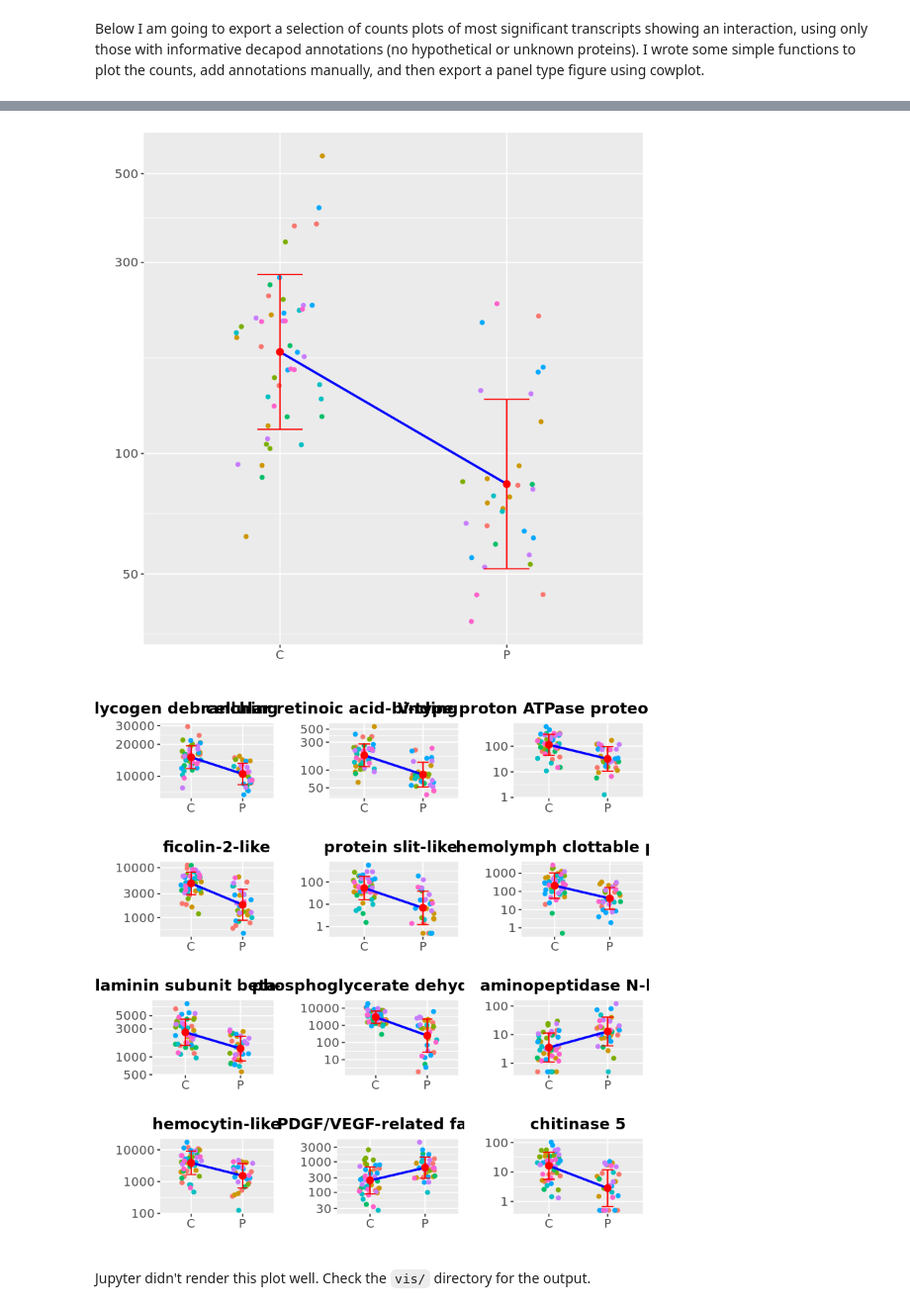
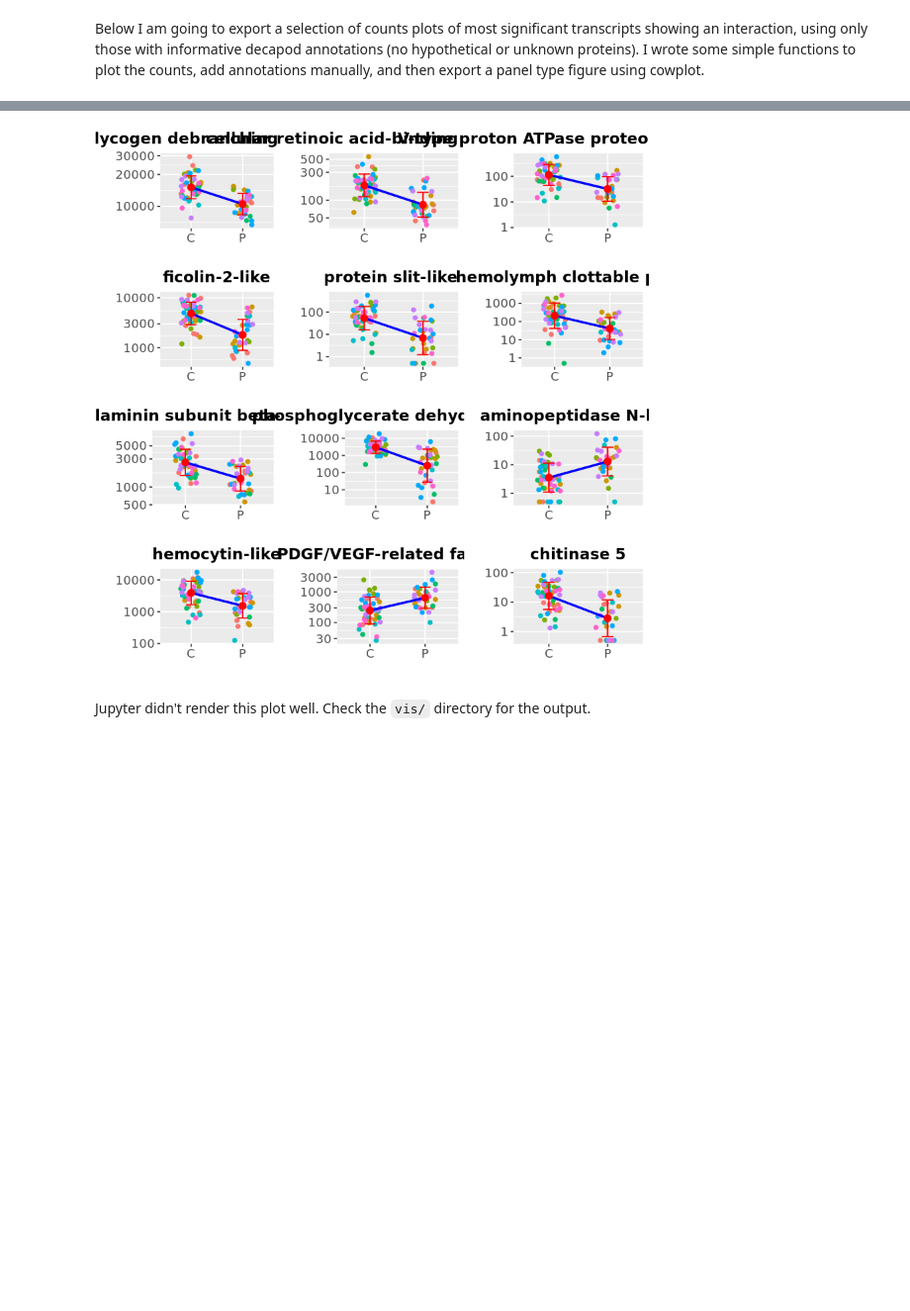
Before and after one commit to tepoltlab/RhithroLoxo_DE, a Jupyter notebook: juptyer_notebooks/DESeq2_RhithroLoxo.ipynb, the cells around one changed output, grey strips where cells are left out. Shown at 99% size. Saved outputs shown, nothing was run; the diff lists cells and outputs as text; code cells hidden in the pictures; blank space fills up the shorter version.

```diff
--- a/juptyer_notebooks/DESeq2_RhithroLoxo.ipynb
+++ b/juptyer_notebooks/DESeq2_RhithroLoxo.ipynb
@@ -634,37 +634,34 @@ easy_plotCounts <- function(ID){
 }
 
 add_title <- function(ID, title){
      easy_plotCounts(ID) +
         ggtitle(title) +
         theme(plot.title = element_text(hjust=0.5,size=14,face="bold"), legend.position="none")
 }
 
-easy_plotCounts("TRINITY_DN4017_c2_g1_i1")
-
 p1 <- add_title("TRINITY_DN4300_c0_g2_i2","glycogen debranching enzyme")
 p2 <- add_title("TRINITY_DN4017_c2_g1_i1","cellular retinoic acid-binding protein 1-like")
 p3 <- add_title("TRINITY_DN93978_c0_g1_i1","V-type proton ATPase proteolipid subunit")
 p4 <- add_title("TRINITY_DN2676_c0_g1_i1","ficolin-2-like")
 p5 <- add_title("TRINITY_DN20560_c0_g1_i1","protein slit-like ")
 p6 <- add_title("TRINITY_DN4911_c0_g1_i1","hemolymph clottable protein")
 p7 <- add_title("TRINITY_DN3884_c0_g1_i1","laminin subunit beta-1-like")
 p8 <- add_title("TRINITY_DN440_c0_g1_i1","phosphoglycerate dehydrogenase")
 p9 <- add_title("TRINITY_DN94188_c0_g1_i1","aminopeptidase N-like")
 p10 <- add_title("TRINITY_DN12148_c0_g1_i1","hemocytin-like")
 p11 <- add_title("TRINITY_DN448_c0_g1_i6","PDGF/VEGF-related factor 1")
 p12 <- add_title("TRINITY_DN32516_c0_g1_i2","chitinase 5")
 
 
 main <- plot_grid(p1,p2,p3,p4,p5,p6,p7,p8,p9,p10,p11,p12, nrow=4, ncol=3)
 ##legend <- get_legend(plot1  + guides(color = guide_legend(nrow = 1)) + theme(legend.position = "bottom"))
 ##done <- plot_grid(main, legend, nrow=4,ncol=3)
 
 main
 
 save_plot("../vis/DESeq2_top_PvC_genes.png", plot=main, nrow=4, ncol=3, base_asp=1.41)
 # %% [output]
-[figure, old version]
+[figure, new version]
-[figure, removed]
 # %% [markdown]
 Jupyter didn't render this plot well. Check the `vis/` directory for the output.
 # %% [markdown]
```
Also changed, not shown: parts of 9 cells of this notebook, 2 other files.
